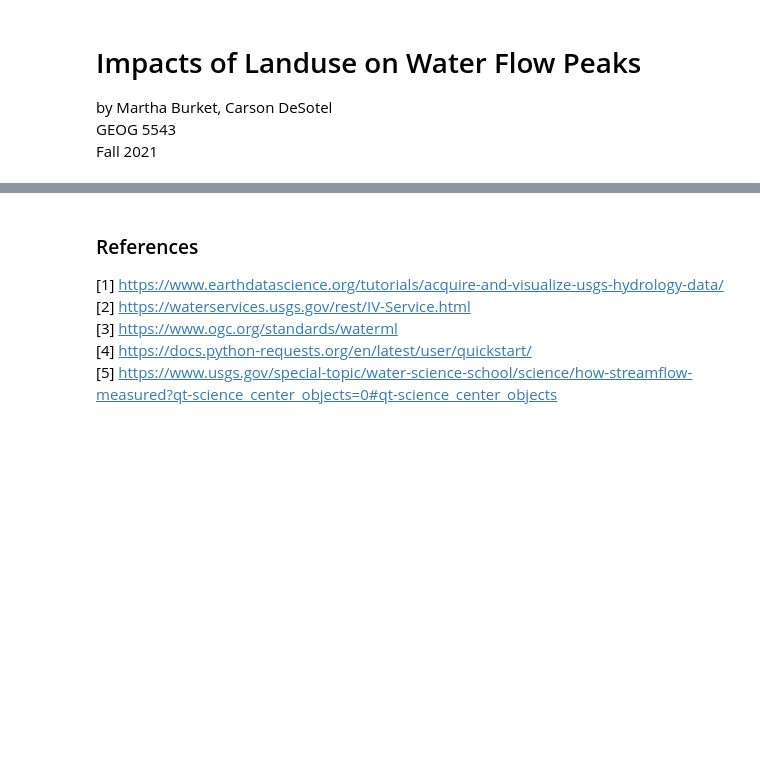
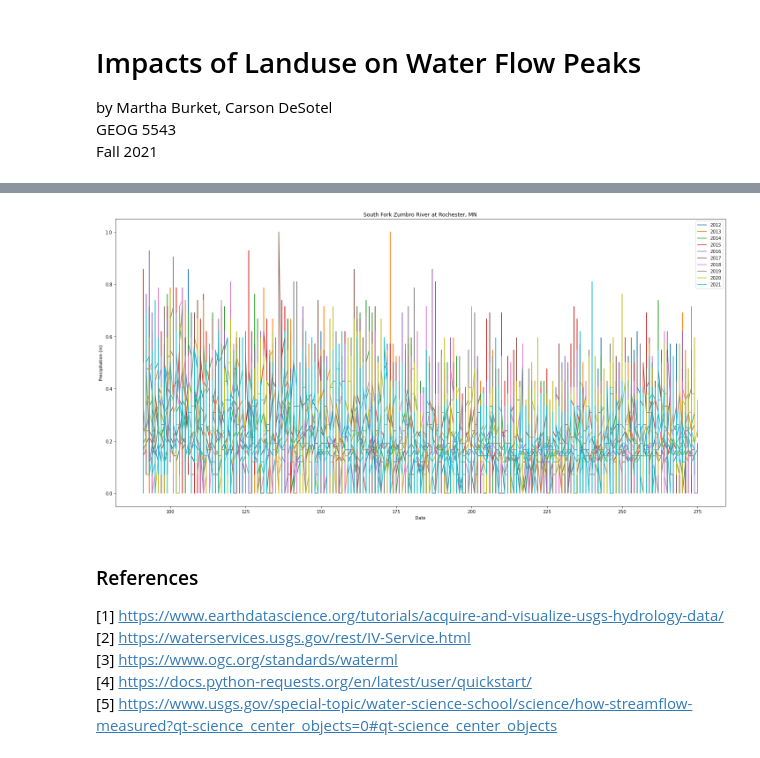
Before and after one commit to Carson-DeSotel/zumbro-flow-prediction, a Jupyter notebook: landuse-flow.ipynb, the cells around one changed output, grey strips where cells are left out. Saved outputs shown, nothing was run; the diff lists cells and outputs as text; code cells hidden in the pictures; blank space fills up the shorter version.

```diff
--- a/landuse-flow.ipynb
+++ b/landuse-flow.ipynb
@@ -36,3 +166,35 @@ import matplotlib.pyplot as plt
+# %%
+'''
+    Display Normalized Wind Speed
+'''
+df_arr = []
+
+year = 2012
+### Split DF by years
+while year < 2022:
+    df_arr.append(df[df['Dates'].dt.year == year])
+    year += 1
+
+plt.figure(figsize=(20, 10))
+plt.title('South Fork Zumbro River at Rochester, MN')
+plt.xlabel('Date')
+plt.ylabel('Precipitation (in)')
+
+index = 0
+for df in df_arr:
+    ### Remove Year From Datetime 'Dates' Column'Precip (in)'
+    df['Dates'] = df['Dates'].dt.dayofyear
+
+    ### Plot Each DataFrame
+    plt.plot(df['Dates'], df['Wind Spd (mph)'], label=str(2012 + index))
+
+    index += 1
+
+plt.tight_layout()
+plt.legend()
+plt.show()
+# %% [output]
+[figure, added]
 # %% [markdown]
 ### References
 [1] https://www.earthdatascience.org/tutorials/acquire-and-visualize-usgs-hydrology-data/
```
Also changed, not shown: parts of 6 cells of this notebook, 4 other files.
